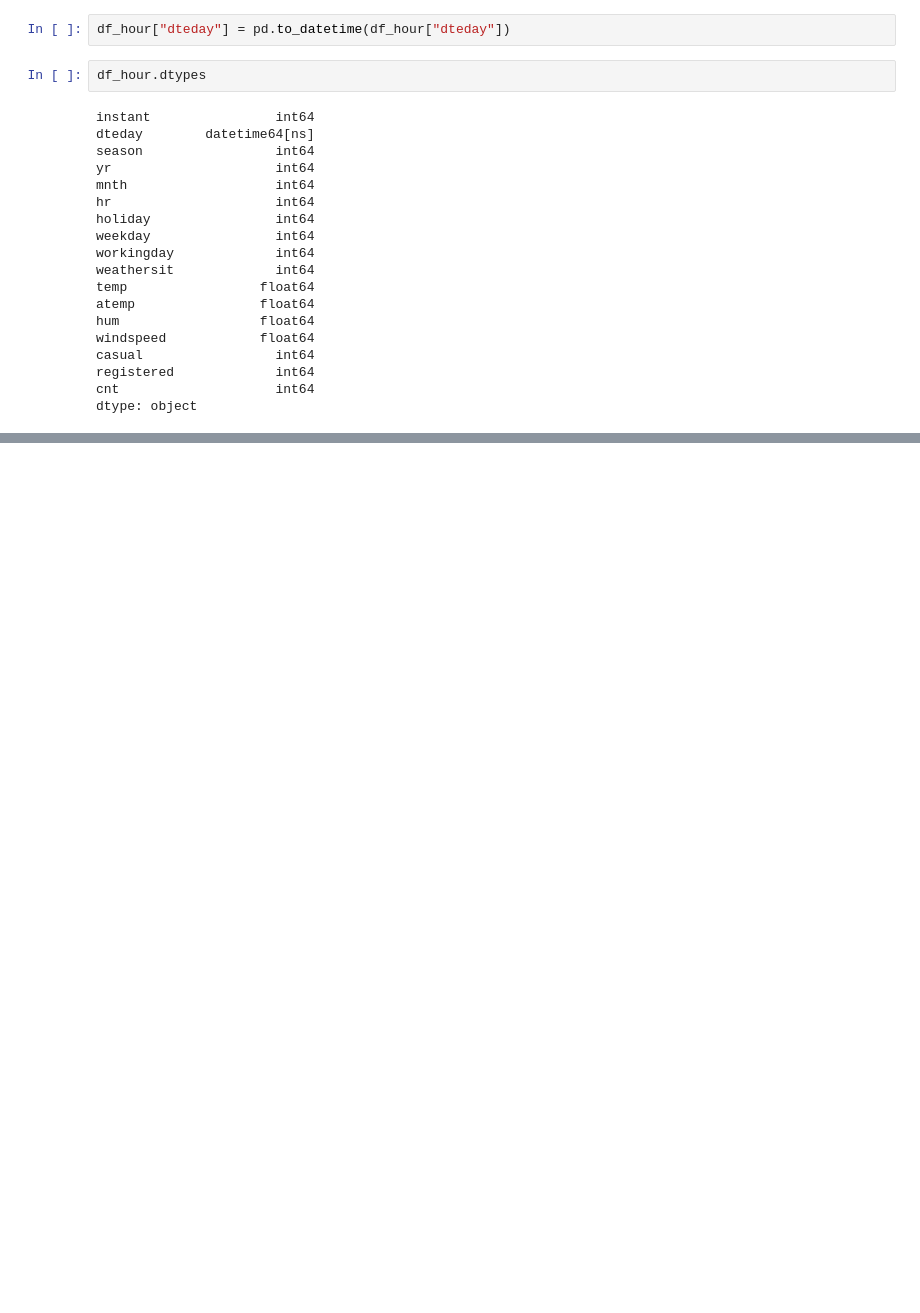
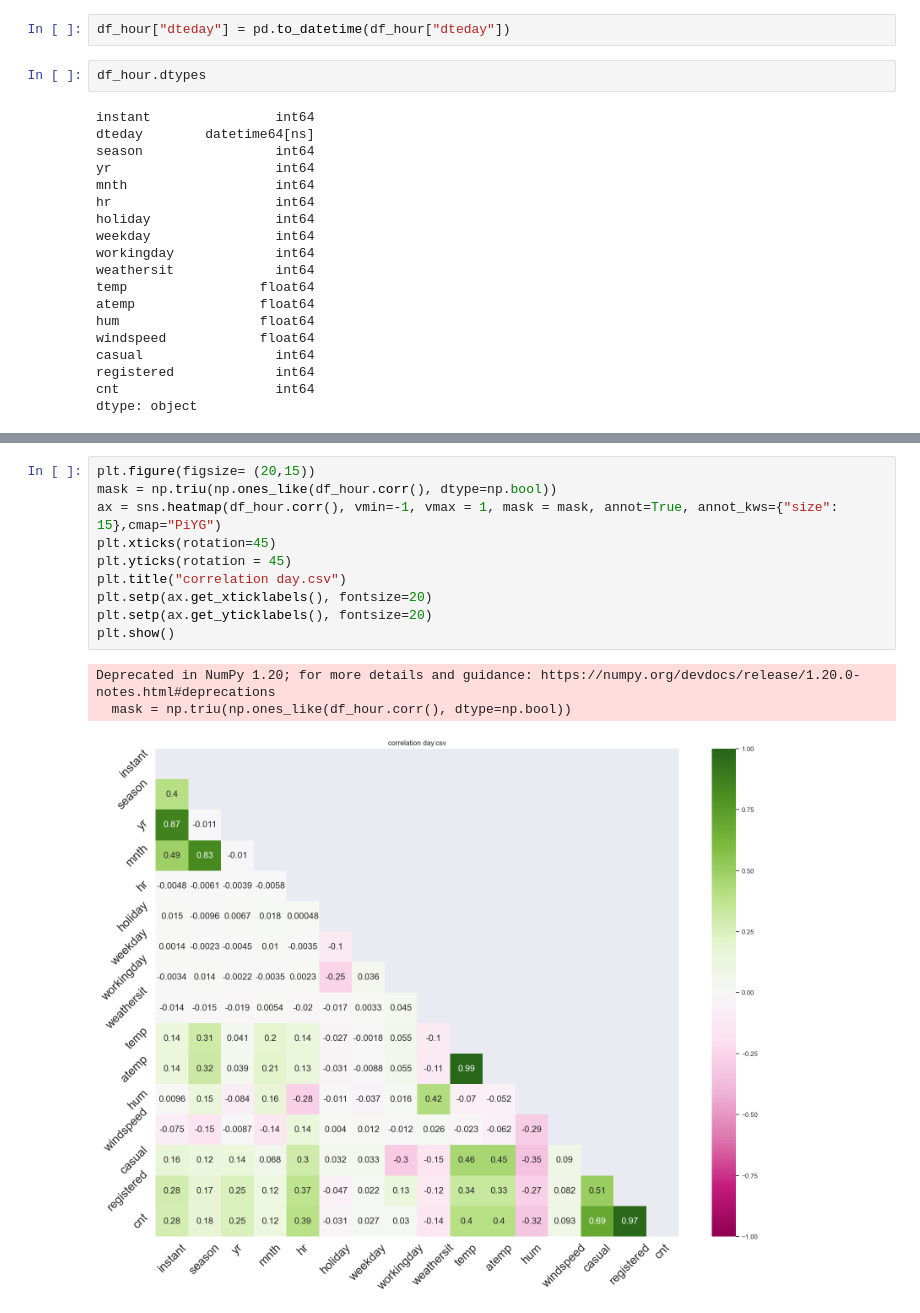
Before and after one commit to satomi26/Project-3-capital-bike-share, a Jupyter notebook: capital_bike.ipynb, the cells around one changed output, grey strips where cells are left out. Saved outputs shown, nothing was run; the diff lists cells and outputs as text; blank space fills up the shorter version.

```diff
--- a/capital_bike.ipynb
+++ b/capital_bike.ipynb
@@ -220,0 +260,14 @@ df_hour.head()
+# %%
+plt.figure(figsize= (20,15))
+mask = np.triu(np.ones_like(df_hour.corr(), dtype=np.bool))
+ax = sns.heatmap(df_hour.corr(), vmin=-1, vmax = 1, mask = mask, annot=True, annot_kws={"size": 15},cmap="PiYG")
+plt.xticks(rotation=45)
+plt.yticks(rotation = 45)
+plt.title("correlation day.csv")
+plt.setp(ax.get_xticklabels(), fontsize=20)
+plt.setp(ax.get_yticklabels(), fontsize=20)
+plt.show()
+# %% [output]
+Deprecated in NumPy 1.20; for more details and guidance: https://numpy.org/devdocs/release/1.20.0-notes.html#deprecations
+  mask = np.triu(np.ones_like(df_hour.corr(), dtype=np.bool))
+[figure, added]
```
Also changed, not shown: parts of 10 cells of this notebook.
